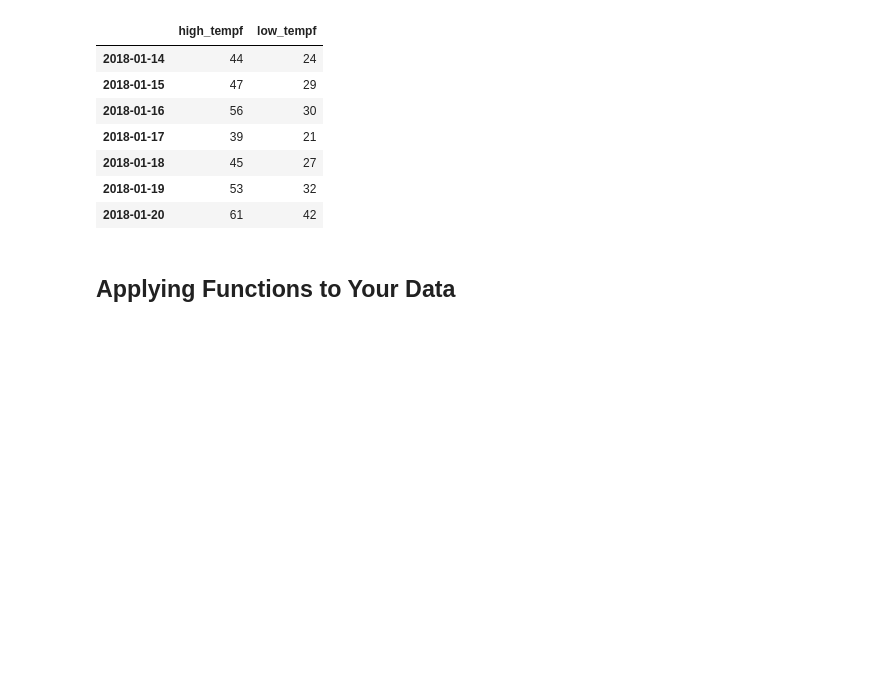
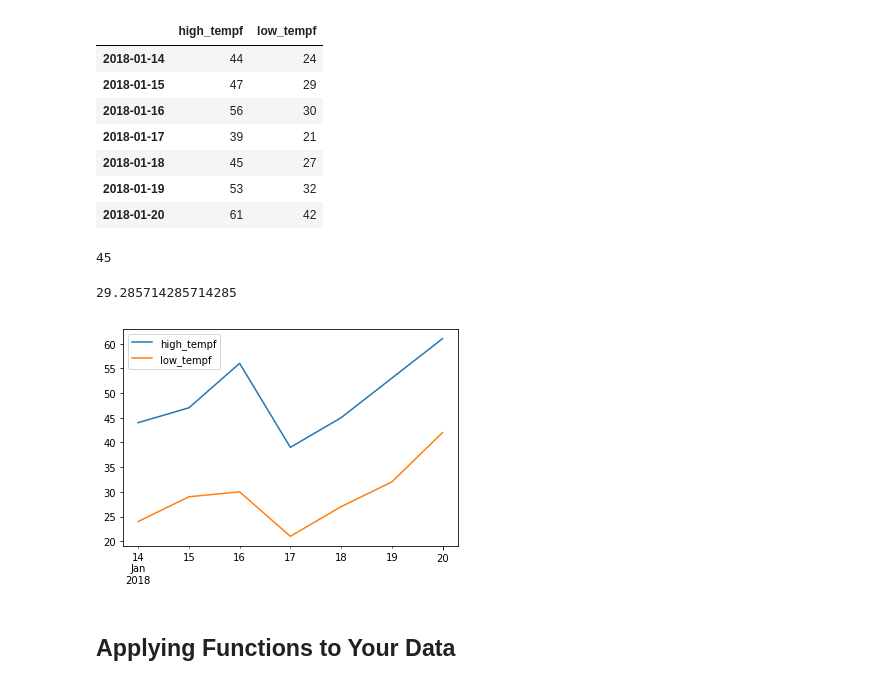
Before and after one commit to PyAugusta/YearOfDataSci, a Jupyter notebook: 201802a_PandasPrimer.ipynb, the cells around one changed output. Saved outputs shown, nothing was run; the diff lists cells and outputs as text; code cells hidden in the pictures; blank space fills up the shorter version.

```diff
--- a/201802a_PandasPrimer.ipynb
+++ b/201802a_PandasPrimer.ipynb
@@ -218,14 +222,20 @@ df2
 | 2018-01-20 | 61 | 42 |
 # %%
 # See if you can select the high temperature for January 18
-df2.loc['', '']
+df2.loc['2018-01-18', 'high_tempf']
+# %% [output]
+45
 # %%
 # Can you tell me the average low for the week?
-df2[''].____()
+df2['low_tempf'].mean()
+# %% [output]
+29.285714285714285
 # %%
 # Plot the temperatures for the week
-df2.____()
-___.show()
+df2.plot()
+plt.show()
+# %% [output]
+[figure, added]
 # %% [markdown]
 ## Applying Functions to Your Data
 # %%
```
Also changed, not shown: parts of 8 cells of this notebook, 6 other files.
